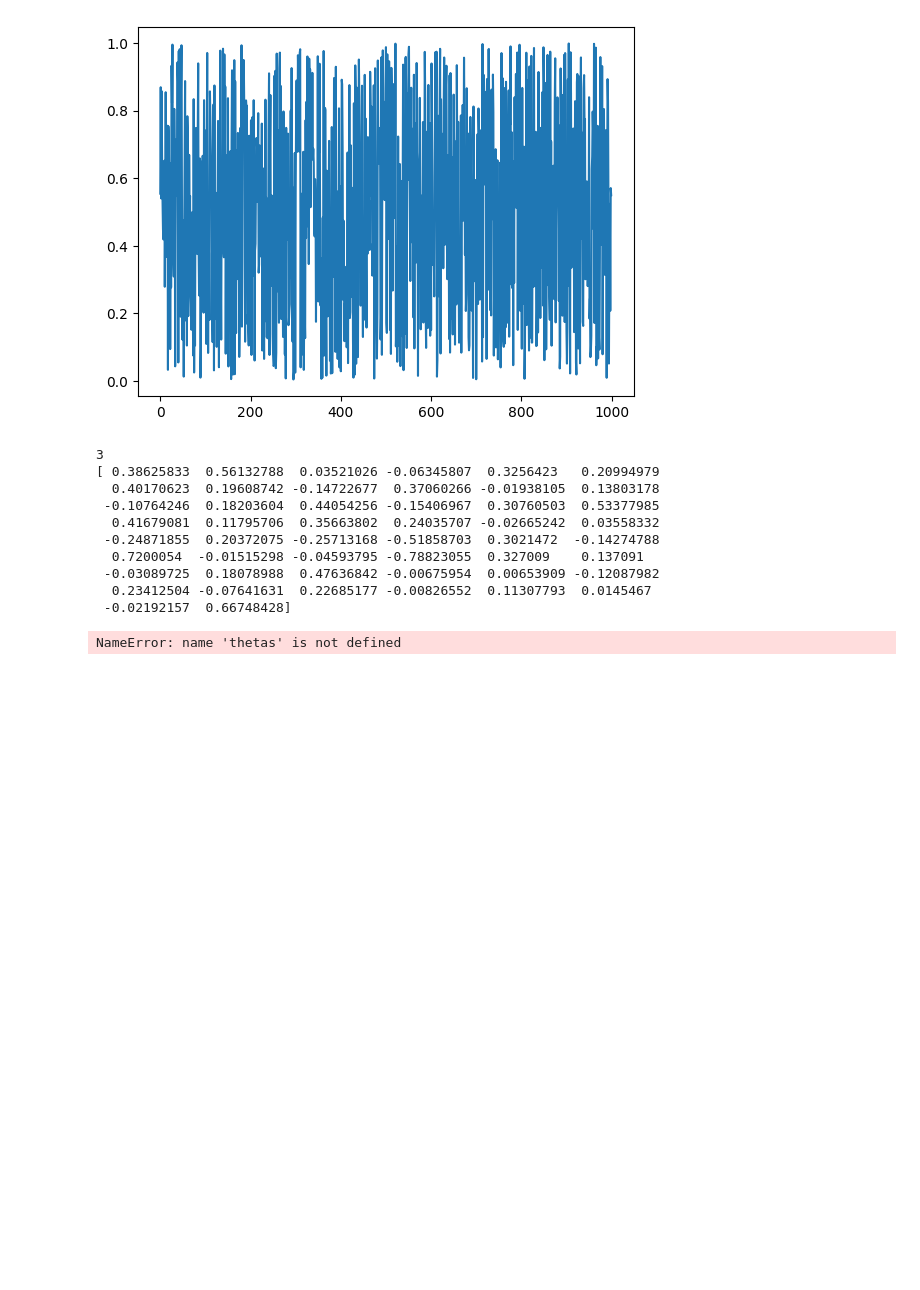
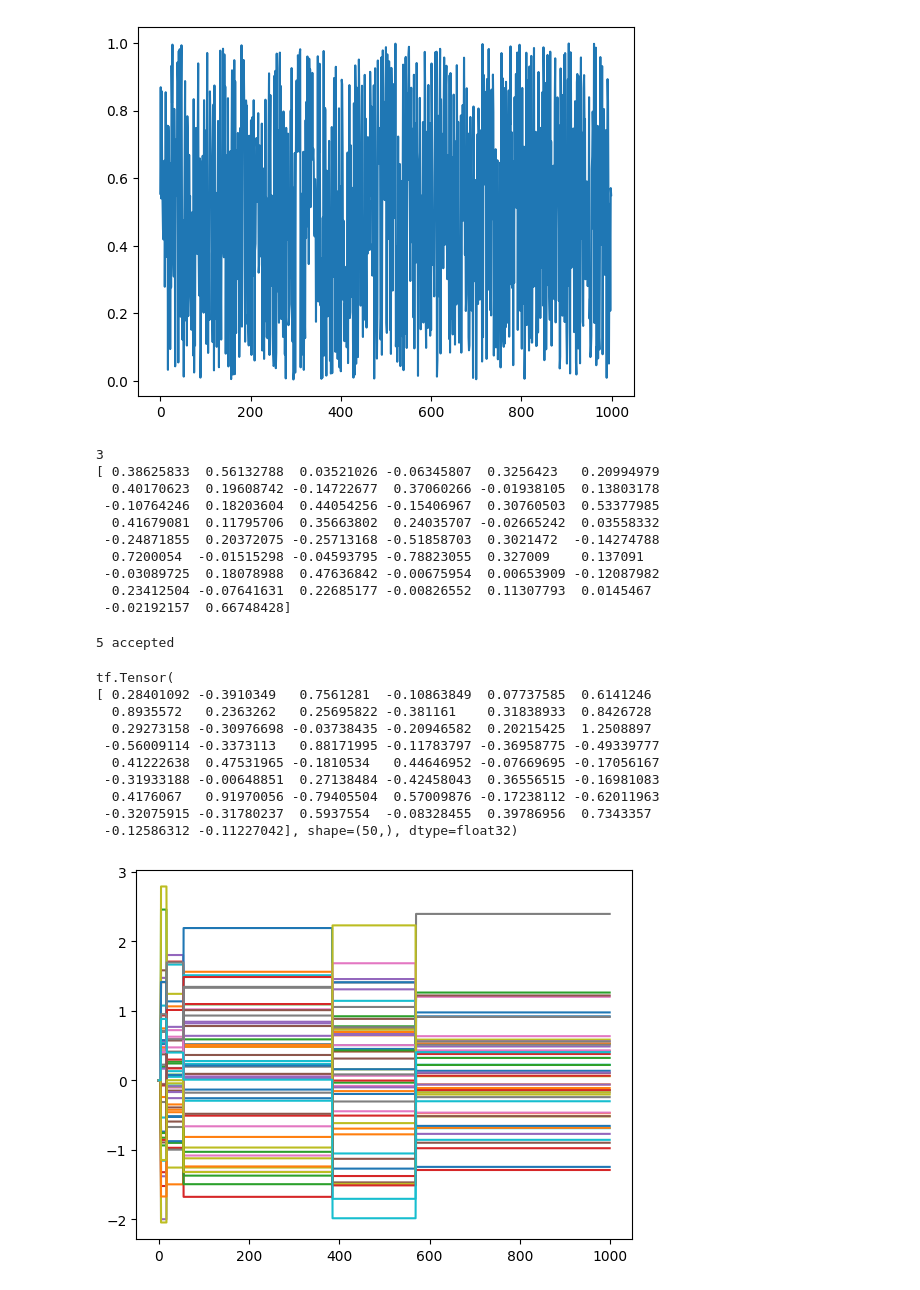
Before and after one commit to johnnymdoubleu/ssl-sgs, a Jupyter notebook: ssl-mh.ipynb, the cells around one changed output. Drawn from its saved outputs; the diff is of its cells as text; code cells hidden in the pictures; blank space fills up the shorter version.

```diff
--- a/ssl-mh.ipynb
+++ b/ssl-mh.ipynb
@@ -6,14 +6,14 @@ import scipy as sp
 import tensorflow as tf
 import tensorflow_probability as tfp
 # %%
-n = 20
-p = 50
+n = 50
+p = 20
 s = np.random.default_rng().uniform(0,1, n*p)
 X = np.reshape(s,(-1, p))
 X.shape
 df = pd.DataFrame(X)
 #  we let r=25
-r= 5
+r= 2
 y = np.zeros(n) #initialising y array
 for i in range(n):
     yTemp = df.iloc[i,0:r].sum() + np.random.normal(0, 1) #generating y values from a simple linear model with gaussian noise
@@ -96,11 +96,10 @@ def metroHastings(sigma1, sigma2, sigmay, X, y, niter = 1000):
     n = len(X)
     b = p + n
     t = 1
-    niter = 100000
     sigma_theta = 1
     no_accept = 0
     theta_0 = np.array([np.zeros(p)]).T                                   #initialising theta as zero vectors
-    for i in range(r): theta_0[i] = 1
+    # for i in range(r): theta_0[i] = 1
     thetas = theta_0.T[0]
 
     while t < niter:
@@ -118,11 +117,27 @@ def metroHastings(sigma1, sigma2, sigmay, X, y, niter = 1000):
         else:
             thetas = np.vstack((thetas, theta_0.T[0]))
             # print(thetas)
-        # theta_0 = np.vstack(theta0, )
 
-samples = metroHastings(sigma1 = 1, sigma2 = 0.1, sigmay = 0.1, X = X, y = y, niter = 100000)
+    print("%s accepted" % str(no_accept))
+    return thetas
+
+samples = metroHastings(sigma1 = 1, sigma2 = 0.1, sigmay = 0.1, X = X, y = y, niter = 1000)
+# %% [output]
+5 accepted
 # %%
 trace = tf.convert_to_tensor(samples, dtype = tf.float32)
 plt.plot(trace)
+mean, variance = tf.nn.moments(trace, axes=0)
+print(mean)
 # %% [output]
-NameError: name 'thetas' is not defined
+tf.Tensor(
+[ 0.28401092 -0.3910349   0.7561281  -0.10863849  0.07737585  0.6141246
+  0.8935572   0.2363262   0.25695822 -0.381161    0.31838933  0.8426728
+  0.29273158 -0.30976698 -0.03738435 -0.20946582  0.20215425  1.2508897
+ -0.56009114 -0.3373113   0.88171995 -0.11783797 -0.36958775 -0.49339777
+  0.41222638  0.47531965 -0.1810534   0.44646952 -0.07669695 -0.17056167
+ -0.31933188 -0.00648851  0.27138484 -0.42458043  0.36556515 -0.16981083
+  0.4176067   0.91970056 -0.79405504  0.57009876 -0.17238112 -0.62011963
+ -0.32075915 -0.31780237  0.5937554  -0.08328455  0.39786956  0.7343357
+ -0.12586312 -0.11227042], shape=(50,), dtype=float32)
+[figure, added]
```
